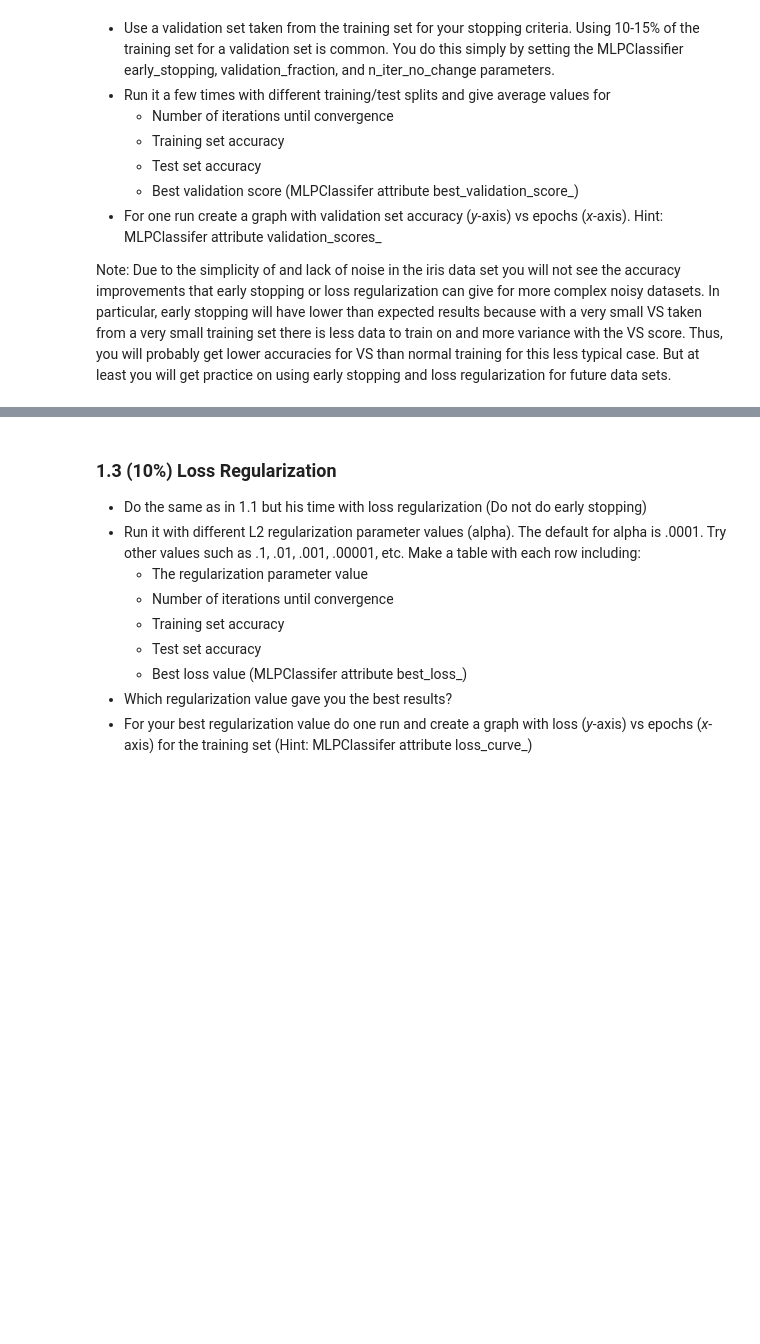
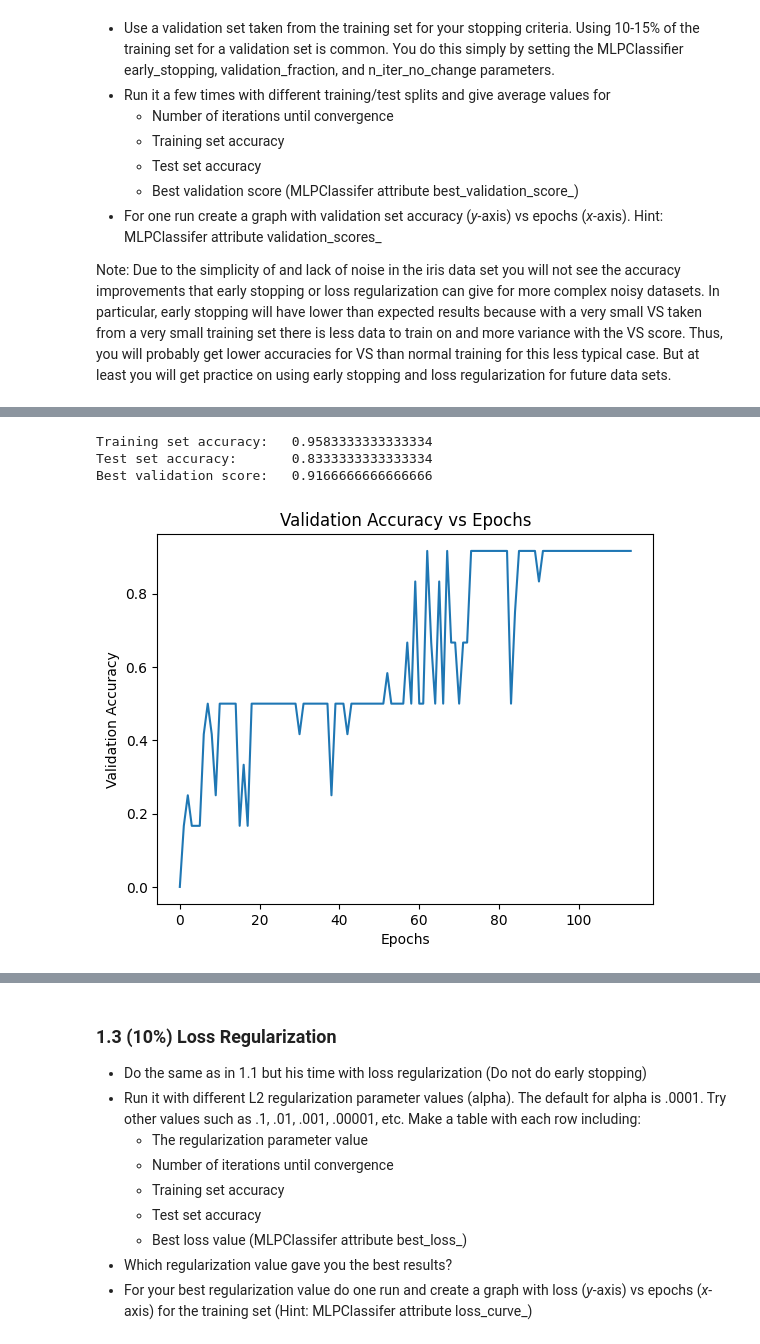
Before and after one commit to henderj/cs270-labs, a Jupyter notebook: backprop/Backpropagation Lab.ipynb, the cells around one changed output, grey strips where cells are left out. Saved outputs shown, nothing was run; the diff lists cells and outputs as text; code cells hidden in the pictures; blank space fills up the shorter version.

```diff
--- a/backprop/Backpropagation Lab.ipynb
+++ b/backprop/Backpropagation Lab.ipynb
@@ -100,0 +97,12 @@ Note: Due to the simplicity of and lack of noise in the iris data set you will n
+# %%
+#Iris with no regularization
+from scipy.io import arff
+
+iris_arff = arff.loadarff('iris.arff')
+iris_df = pd.DataFrame(iris_arff[0])
+
+# expand target class into 3 columns
+iris_df_dummies = pd.get_dummies(iris_df['class'], prefix='class')
+iris_df = pd.concat([iris_df, iris_df_dummies], axis=1)
+iris_df = iris_df.drop('class', axis=1)
+iris_df.head()
@@ -100,0 +116,36 @@ Note: Due to the simplicity of and lack of noise in the iris data set you will n
+# %%
+#Iris with early stopping and validation scores graph
+from sklearn.model_selection import train_test_split
+X_columns = ['sepallength', 'sepalwidth', 'petallength', 'petalwidth']
+X = iris_df[X_columns]
+y = iris_df.drop(X_columns, axis=1)
+X_train, X_test, y_train, y_test = train_test_split(X, y, test_size=0.2)
+# %%
+
+clf = MLPClassifier(hidden_layer_sizes=[64], activation='logistic', solver='sgd',
+                    alpha=0, batch_size=1, learning_rate_init=0.01, shuffle=True,
+                    momentum=0, n_iter_no_change=50, max_iter=1000, early_stopping=True,
+                    validation_fraction=0.1, verbose=1)
+clf.fit(X_train, y_train)
+# %%
+print('Training set accuracy:\t', clf.score(X_train, y_train))
+print('Test set accuracy:\t', clf.score(X_test, y_test))
+print('Best validation score:\t', clf.best_validation_score_)
+# %% [output]
+Training set accuracy:   0.9583333333333334
+Test set accuracy:       0.8333333333333334
+Best validation score:   0.9166666666666666
+# %%
+import matplotlib.pyplot as plt
+
+epochs = list(range(114))
+
+plt.plot(epochs, clf.validation_scores_)
+
+plt.xlabel('Epochs')
+plt.ylabel('Validation Accuracy')
+plt.title('Validation Accuracy vs Epochs')
+
+plt.show()
+# %% [output]
+[figure, added]
```
Also changed, not shown: parts of 4 cells of this notebook, 1 other file.
